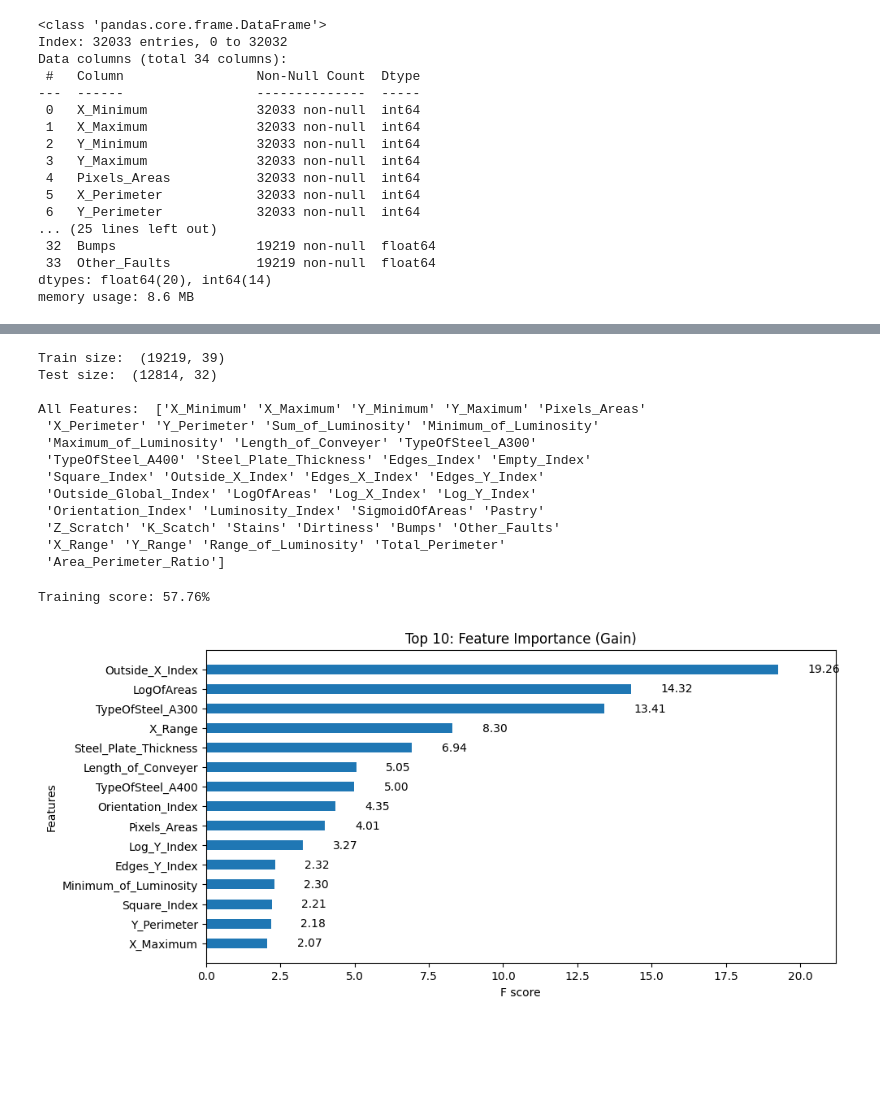
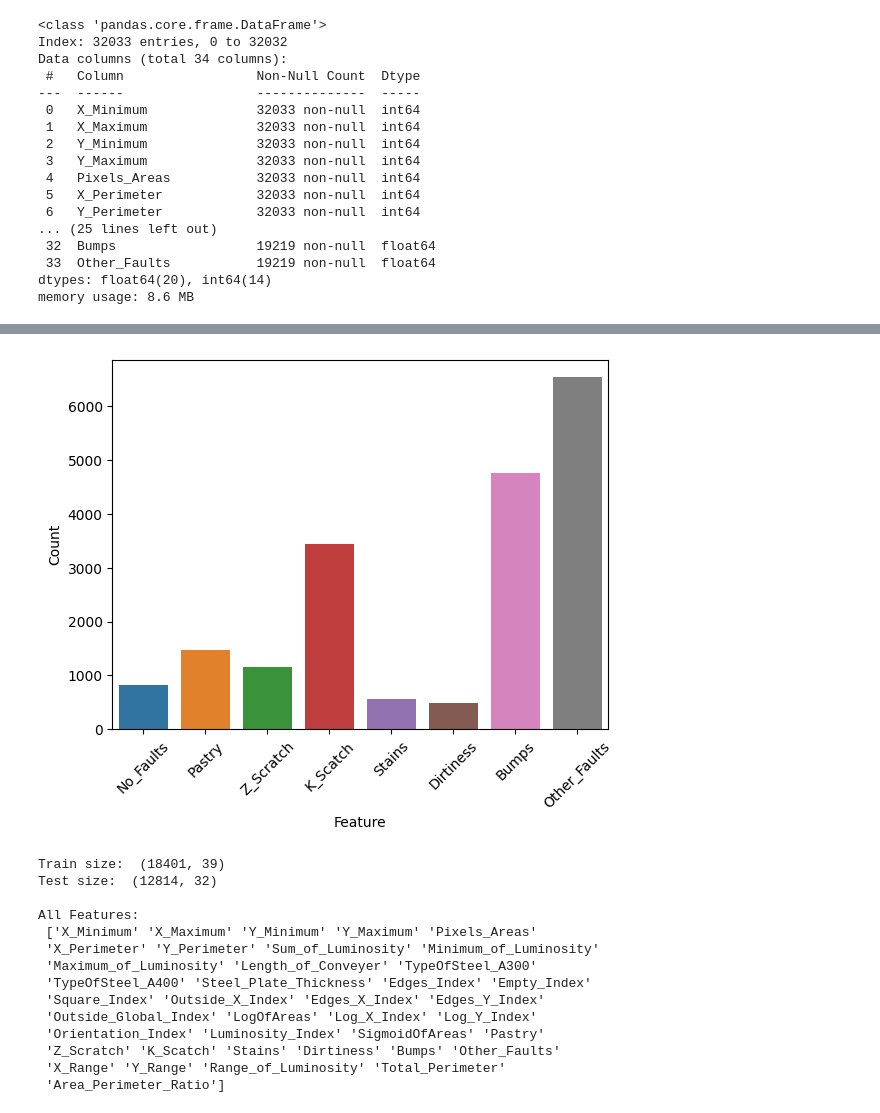
Before and after one commit to chalseoko/steel_plate_defect_prediction, a Jupyter notebook: steel-plate-defect-prediction.ipynb, the cells around one changed output, grey strips where cells are left out. Saved outputs shown, nothing was run; the diff lists cells and outputs as text; code cells hidden in the pictures; blank space fills up the shorter version.

```diff
--- a/steel-plate-defect-prediction.ipynb
+++ b/steel-plate-defect-prediction.ipynb
@@ -76,0 +57,14 @@ plt.show()
+# %%
+target = target_data@(np.arange(target_data.shape[1])+1)
+target[target_data.sum(axis=1)==2] = 3
+
+ax = sns.countplot(x=target)
+
+tick_labels = list(target_data.columns)
+tick_labels.insert(0, 'No_Faults')
+
+ax.set(xlabel='Feature', ylabel='Count', xticklabels=tick_labels)
+ax.tick_params(axis='x', rotation=45)
+plt.show()
+# %% [output]
+[figure, added]
@@ -88,15 +85,16 @@ def add_new_features(df):
 train_data = add_new_features(train_data)
 test_data = add_new_features(test_data)
 
-print("Train size: ", train_data.shape)
-print("Test size: ", test_data.shape)
+print('Train size: ', train_data.shape)
+print('Test size: ', test_data.shape)
 
-print("\nAll Features: ", train_data.columns.values)
+print('\nAll Features: \n', train_data.columns.values)
 # %% [output]
-Train size:  (19219, 39)
+Train size:  (18401, 39)
 Test size:  (12814, 32)
 
-All Features:  ['X_Minimum' 'X_Maximum' 'Y_Minimum' 'Y_Maximum' 'Pixels_Areas'
+All Features:
+ ['X_Minimum' 'X_Maximum' 'Y_Minimum' 'Y_Maximum' 'Pixels_Areas'
  'X_Perimeter' 'Y_Perimeter' 'Sum_of_Luminosity' 'Minimum_of_Luminosity'
  'Maximum_of_Luminosity' 'Length_of_Conveyer' 'TypeOfSteel_A300'
  'TypeOfSteel_A400' 'Steel_Plate_Thickness' 'Edges_Index' 'Empty_Index'
@@ -126,17 +146,0 @@ def get_predictions(clf, X_test):
-# %%
-params = dict(objective='multi:softprob', eval_metric='auc', early_stopping_rounds = 50)
-
-clf, X_test, y_test = get_fitted_xgboost_model(train_data, params)
-auc_score = clf.score(X_test, y_test)
-
-print('Training score: %.2f' % (auc_score*100) + '%')
-# %% [output]
-Training score: 57.76%
-# %%
-fig, ax = plt.subplots(1,1,figsize=(10,5))
-plot_importance(clf, grid=False, importance_type='gain',
-                values_format="{v:.2f}", ax=ax, max_num_features=15,
-                height=.5, title="Top 10: Feature Importance (Gain)")
-plt.show()
-# %% [output]
-[figure, removed]
```
Also changed, not shown: parts of 16 cells of this notebook.
